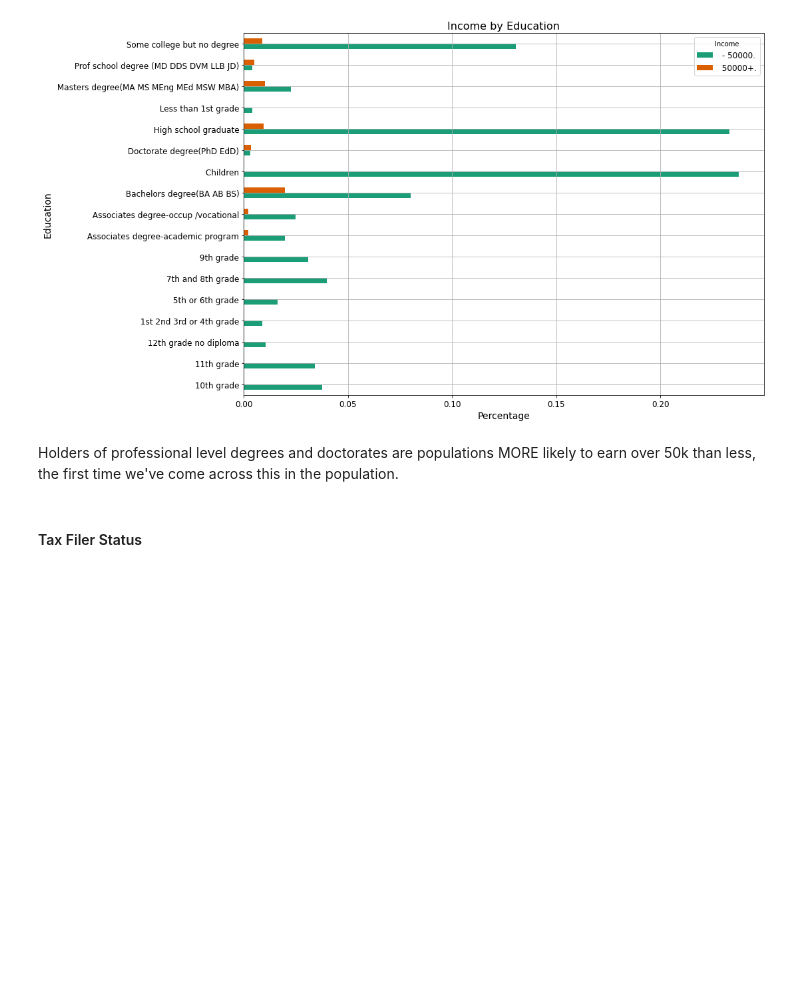
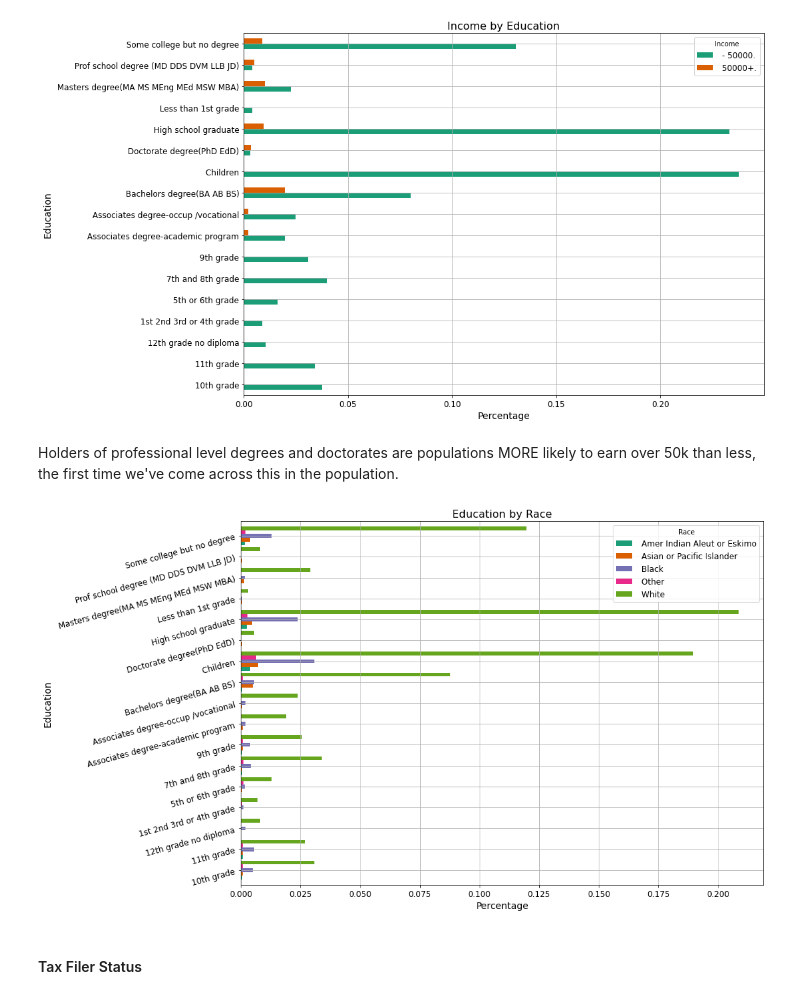
Before and after one commit to tjohn07/us_census_income, a Jupyter notebook: code/1_cleaning_eda.ipynb, the cells around one changed output. Cells and saved outputs as stored; diff of their text form; code cells hidden in the pictures; blank space fills up the shorter version.

Commit message:
added education plot

```diff
--- a/code/1_cleaning_eda.ipynb
+++ b/code/1_cleaning_eda.ipynb
@@ -434,6 +434,20 @@ plt.grid();
 [figure]
 # %% [markdown]
 Holders of professional level degrees and doctorates are populations MORE likely to earn over 50k than less, the first time we've come across this in the population.
+# %%
+race_education_crosstable=pd.crosstab(train_df['education'],train_df['race'], normalize=True)
+
+ax = race_education_crosstable.plot(kind='barh', stacked=False, rot=0, figsize=(14, 10), width=.9)
+ax.legend(title='Race', fontsize=12, )
+plt.xlabel('Percentage', fontsize=14)
+plt.ylabel('Education', fontsize=14)
+plt.yticks(fontsize=12, rotation=15)
+plt.xticks(fontsize=12)
+plt.title('Education by Race', fontsize=16)
+
+plt.grid();
+# %% [output]
+[figure, added]
 # %% [markdown]
 #### Tax Filer Status
 # %%
```
